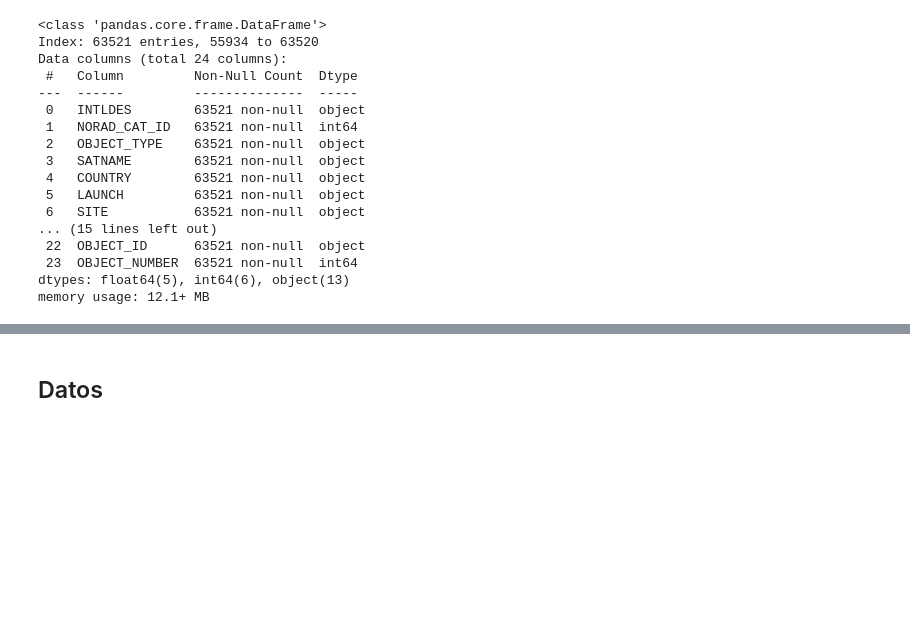
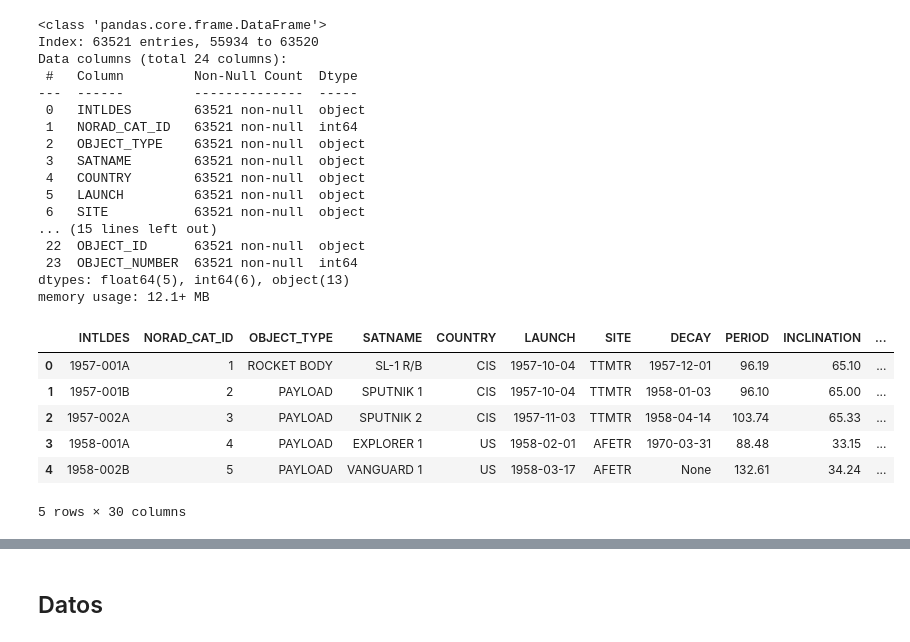
Before and after one commit to ramirobarone/space_debris_diplo_mentoria, a Jupyter notebook: notebooks/eda.ipynb, the cells around one changed output, grey strips where cells are left out. Saved outputs shown, nothing was run; the diff lists cells and outputs as text; code cells hidden in the pictures; blank space fills up the shorter version.

```diff
--- a/notebooks/eda.ipynb
+++ b/notebooks/eda.ipynb
@@ -35,3 +75,14 @@ Data columns (total 24 columns):
  23  OBJECT_NUMBER  63521 non-null  int64
 dtypes: float64(5), int64(6), object(13)
 memory usage: 12.1+ MB
+# %%
+merged_df = pd.merge(df, ucs_aux, on='NORAD_CAT_ID', how='left')
+merged_df.head()
+# %% [output]
+|  | INTLDES | NORAD_CAT_ID | OBJECT_TYPE | SATNAME | COUNTRY | LAUNCH | SITE | DECAY | PERIOD | INCLINATION | ... |
+| 0 | 1957-001A | 1 | ROCKET BODY | SL-1 R/B | CIS | 1957-10-04 | TTMTR | 1957-12-01 | 96.19 | 65.10 | ... |
+| 1 | 1957-001B | 2 | PAYLOAD | SPUTNIK 1 | CIS | 1957-10-04 | TTMTR | 1958-01-03 | 96.10 | 65.00 | ... |
+| 2 | 1957-002A | 3 | PAYLOAD | SPUTNIK 2 | CIS | 1957-11-03 | TTMTR | 1958-04-14 | 103.74 | 65.33 | ... |
+| 3 | 1958-001A | 4 | PAYLOAD | EXPLORER 1 | US | 1958-02-01 | AFETR | 1970-03-31 | 88.48 | 33.15 | ... |
+| 4 | 1958-002B | 5 | PAYLOAD | VANGUARD 1 | US | 1958-03-17 | AFETR | None | 132.61 | 34.24 | ... |
+5 rows × 30 columns
```
Also changed, not shown: parts of 4 cells of this notebook, 2 other files.
